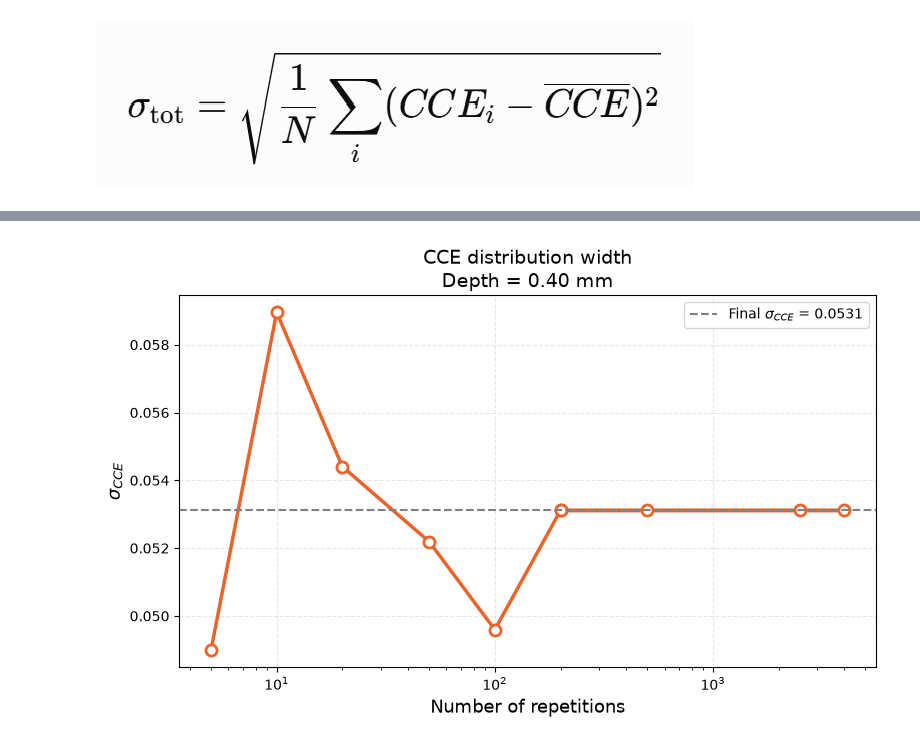
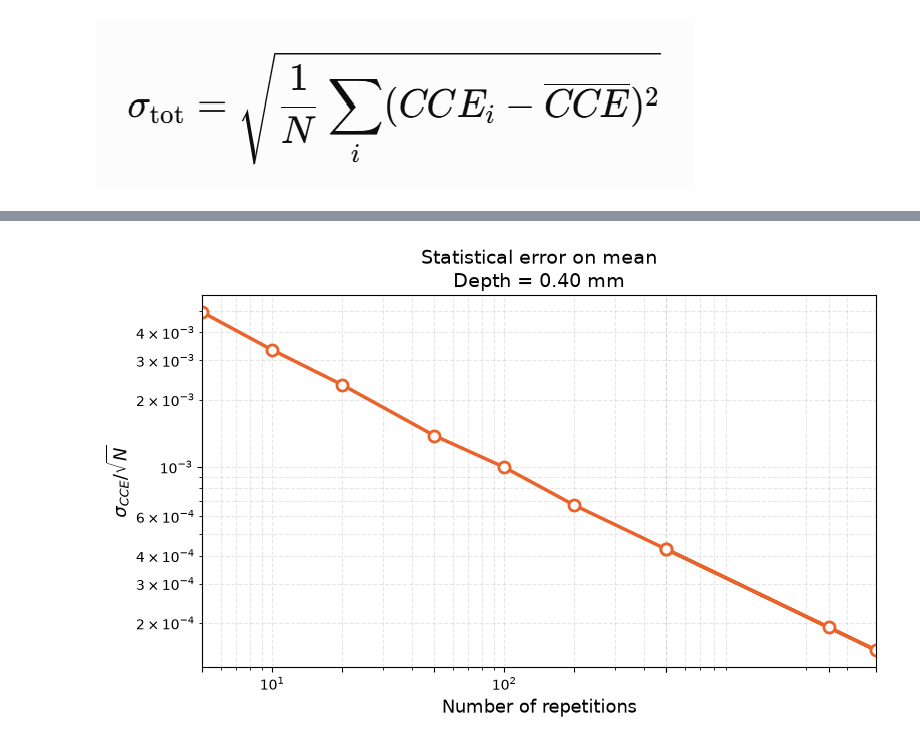
Before and after one commit to RitaF00/Charge-Trapping-Model-in-python, a Jupyter notebook: CCE/Li_grid/check_CCE_library.ipynb, the cells around one changed output, grey strips where cells are left out. Saved outputs shown, nothing was run; the diff lists cells and outputs as text; code cells hidden in the pictures.

```diff
--- a/CCE/Li_grid/check_CCE_library.ipynb
+++ b/CCE/Li_grid/check_CCE_library.ipynb
@@ -40,6 +30,8 @@ simulate_CCE.args = argparse.Namespace(
+# %%
+params = simulate_CCE_Li_radii.update_parameters(my_args)
 # %%
 # litio
-cells, saturation_depth, px, py, pz = simulate_CCE.generate_lithium()
+cells, saturation_depth, px, py, pz, lithium_distribution = simulate_CCE_Li_radii.generate_lithium(params)
 
 print("Numero Li:", len(px))
 print("Profondità saturazione:", saturation_depth*10, "mm")
@@ -52,10 +41,11 @@ Profondità saturazione: 0.66 mm
 # %%
-x, CCE_matrix, CCE_mean, CCE_std = simulate_CCE.simulate_CCE(
+x, CCE_matrix, CCE_mean, CCE_std = simulate_CCE_Li_radii.simulate_CCE(
     cells,
     saturation_depth,
     px,
     py,
-    pz
+    pz,
+    my_args
 )
 # %% [output]
 Starting CCE simulation...
@@ -754,62 +1396,58 @@ plt.show()
 # %%
 # ============================================================
-# 2) CONVERGENZA DELLA DISTRIBUZIONE
+# 3) ERRORE STATISTICO SULLA MEDIA
 # ============================================================
 
 plt.figure(figsize=(8,5))
 
-
 plt.plot(
     N_values,
-    std_values,
+    std_mean_values,
     "-o",
     color=color,
     linewidth=2.5,
     markersize=8,
     markerfacecolor="white",
     markeredgewidth=2
 )
 
+plt.xscale("log")
+plt.yscale("log")
 
-plt.axhline(
-    sigma_ref,
-    color="gray",
-    linestyle="--",
-    linewidth=1.5,
-    label=fr"Final $\sigma_{{CCE}}$ = {sigma_ref:.4f}"
+# asse X fino a 500
+plt.xlim(
+    N_values[0],
+    CCE_matrix.shape[1]
 )
 
-
-plt.xscale("log")
-
+# tick dell'asse X
+plt.xticks(
+    N_values
+)
 
 plt.xlabel(
     "Number of repetitions",
     fontsize=13
 )
 
 plt.ylabel(
-    r"$\sigma_{CCE}$",
+    r"$\sigma_{CCE}/\sqrt{N}$",
     fontsize=13
 )
 
-
 plt.title(
-    f"CCE distribution width\nDepth = {x[depth_index]*10:.2f} mm",
+    f"Statistical error on mean\nDepth = {x[depth_index]*10:.2f} mm",
     fontsize=14
 )
 
-
 plt.grid(
     alpha=0.3,
-    linestyle="--"
+    linestyle="--",
+    which="both"
 )
-
-
-plt.legend()
 
 plt.tight_layout()
 
 plt.show()
 # %% [output]
-[figure, old version]
+[figure, new version]
```
Also changed, not shown: parts of 27 cells of this notebook, 21 other files.
